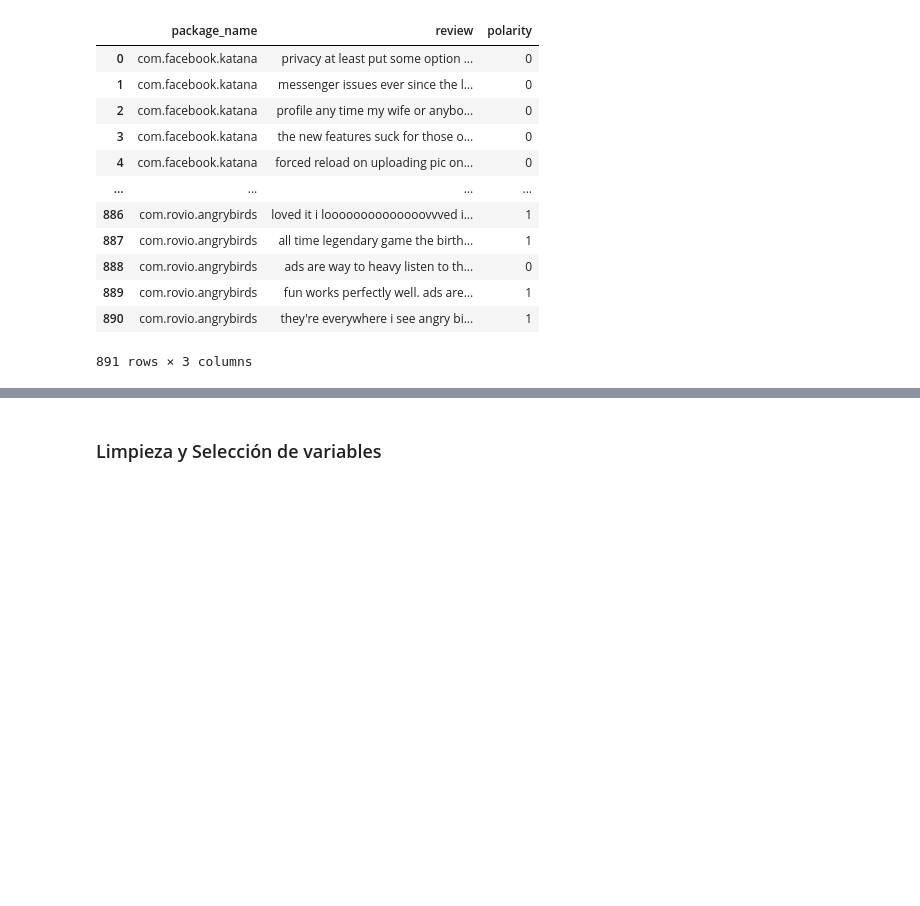
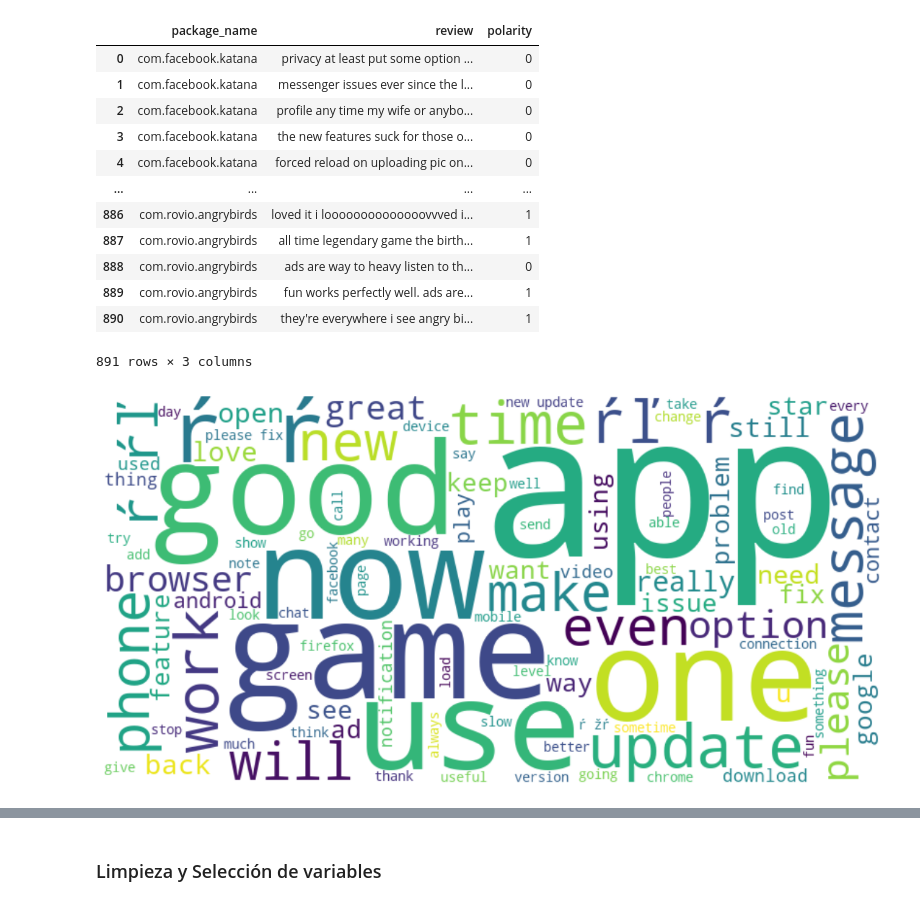
Before and after one commit to 4GeeksAcademy/IgnacioSabinoG-IntroML, a Jupyter notebook: src/07-naive-bayes-playstore-reviews.ipynb, the cells around one changed output, grey strips where cells are left out. Cells and saved outputs as stored; diff of their text form; code cells hidden in the pictures; blank space fills up the shorter version.

```diff
--- a/src/07-naive-bayes-playstore-reviews.ipynb
+++ b/src/07-naive-bayes-playstore-reviews.ipynb
@@ -34,3 +34,29 @@ df
 | 889 | com.rovio.angrybirds | fun works perfectly well. ads are... | 1 |
 | 890 | com.rovio.angrybirds | they're everywhere i see angry bi... | 1 |
 891 rows × 3 columns
+# %%
+# Si no la tienes instalada: !pip install wordcloud
+from wordcloud import WordCloud
+import matplotlib.pyplot as plt
+
+# 1. Unir todas las reseñas en un solo texto largo
+texto_completo = " ".join(review for review in df.review.astype(str))
+
+# 2. Configurar la nube de palabras
+# Añadimos stopwords para evitar palabras como "the", "a", "is" que no aportan valor
+wordcloud = WordCloud(
+    width=800,
+    height=400,
+    background_color='white',
+    colormap='viridis',
+    max_words=100,
+    stopwords=None # WordCloud ya trae una lista por defecto, pero puedes pasarle una personalizada
+).generate(texto_completo)
+
+# 3. Mostrar el gráfico
+plt.figure(figsize=(15, 7))
+plt.imshow(wordcloud, interpolation='bilinear')
+plt.axis("off") # Ocultamos los ejes
+plt.show()
+# %% [output]
+[figure, added]
```
Also changed, not shown: parts of 1 cell of this notebook, 1 other file.
